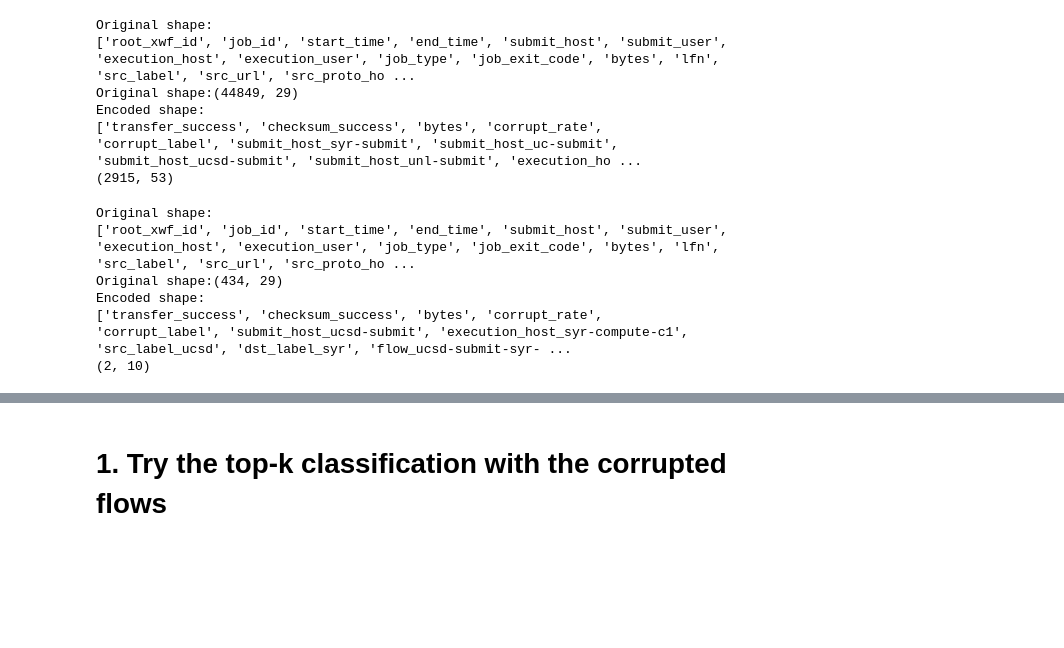
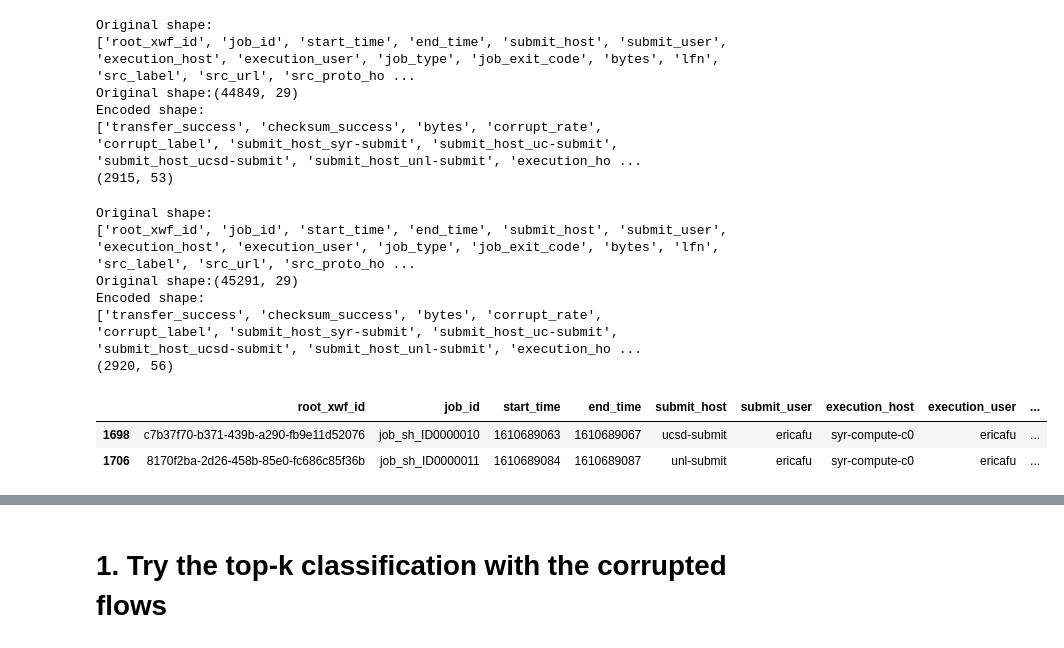
Before and after one commit to RENCI-NRIG/IRIS, a Jupyter notebook: analysis/workflow1.ipynb, the cells around one changed output, grey strips where cells are left out. Saved outputs shown, nothing was run; the diff lists cells and outputs as text; code cells hidden in the pictures; blank space fills up the shorter version.

```diff
--- a/analysis/workflow1.ipynb
+++ b/analysis/workflow1.ipynb
@@ -55,9 +55,9 @@ Encoded shape:
 ['transfer_success', 'checksum_success', 'bytes', 'corrupt_rate', 'corrupt_label', 'submit_host_syr-submit', 'submit_host_uc-submit', 'submit_host_ucsd-submit', 'submit_host_unl-submit', 'execution_ho ...
 (2915, 53)
 # %%
-#test_file = "../data/exogeni/var2/iris_results/01v2_02_20210125_1336PM/01v2_02_20210125_1336PM_full.csv"
+test_file = "../data/exogeni/var2/iris_results/01v2_02_20210125_1336PM/01v2_02_20210125_1336PM_full.csv"
 #test_file = "../data/demo-test/01v2_02_20210901_1241PM_full_uc-router-n0-link.csv"
-test_file = "../data/demo-test/01v2_02_20210831_1741PM_full_syr-cache.csv"
+#test_file = "../data/demo-test/01v2_02_20210831_1741PM_full_syr-cache.csv"
 df_t_ori,df_t_dummy,X_test, y_test=file_process(test_file,True)
 #df_t_ori,df_t_dummy=file_process(test_file,True)
 #y_test=df_t_dummy['corrupt_label']
@@ -65,10 +65,17 @@ df_t_ori,df_t_dummy,X_test, y_test=file_process(test_file,True)
 # %% [output]
 Original shape:
 ['root_xwf_id', 'job_id', 'start_time', 'end_time', 'submit_host', 'submit_user', 'execution_host', 'execution_user', 'job_type', 'job_exit_code', 'bytes', 'lfn', 'src_label', 'src_url', 'src_proto_ho ...
-Original shape:(434, 29)
+Original shape:(45291, 29)
 Encoded shape:
-['transfer_success', 'checksum_success', 'bytes', 'corrupt_rate', 'corrupt_label', 'submit_host_ucsd-submit', 'execution_host_syr-compute-c1', 'src_label_ucsd', 'dst_label_syr', 'flow_ucsd-submit-syr- ...
-(2, 10)
+['transfer_success', 'checksum_success', 'bytes', 'corrupt_rate', 'corrupt_label', 'submit_host_syr-submit', 'submit_host_uc-submit', 'submit_host_ucsd-submit', 'submit_host_unl-submit', 'execution_ho ...
+(2920, 56)
+# %%
+df_ori[(df_ori['corrupt_label']=="syr.cache") & (df_ori['checksum_success']==False) ]
+#df_t_ori
+# %% [output]
+|  | root_xwf_id | job_id | start_time | end_time | submit_host | submit_user | execution_host | execution_user | ... |
+| 1698 | c7b37f70-b371-439b-a290-fb9e11d52076 | job_sh_ID0000010 | 1610689063 | 1610689067 | ucsd-submit | ericafu | syr-compute-c0 | ericafu | ... |
+| 1706 | 8170f2ba-2d26-458b-85e0-fc686c85f36b | job_sh_ID0000011 | 1610689084 | 1610689087 | unl-submit | ericafu | syr-compute-c0 | ericafu | ... |
 # %%
 def missing_feature(X_complete, X_test):
     print("X_complete:"+str(len(X_complete.columns)))
```
Also changed, not shown: parts of 21 cells of this notebook, 1 other file.
